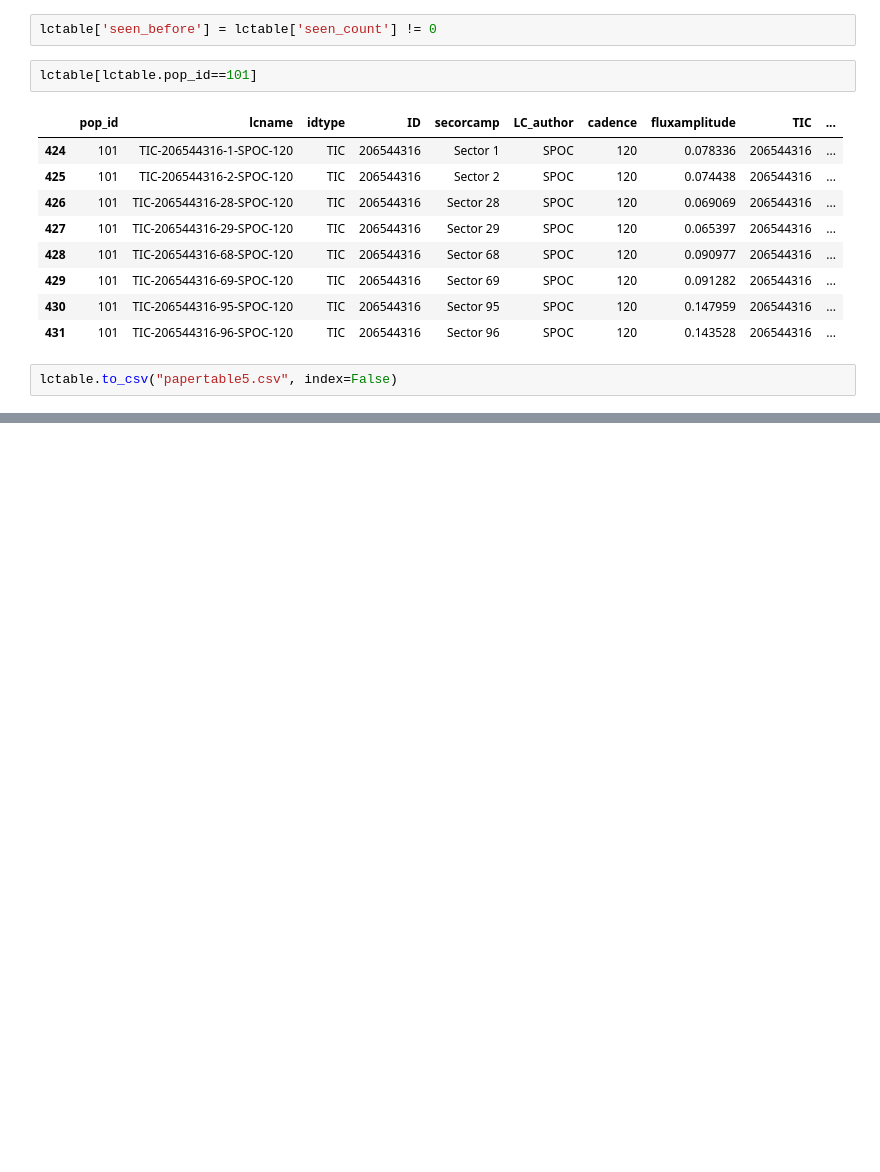
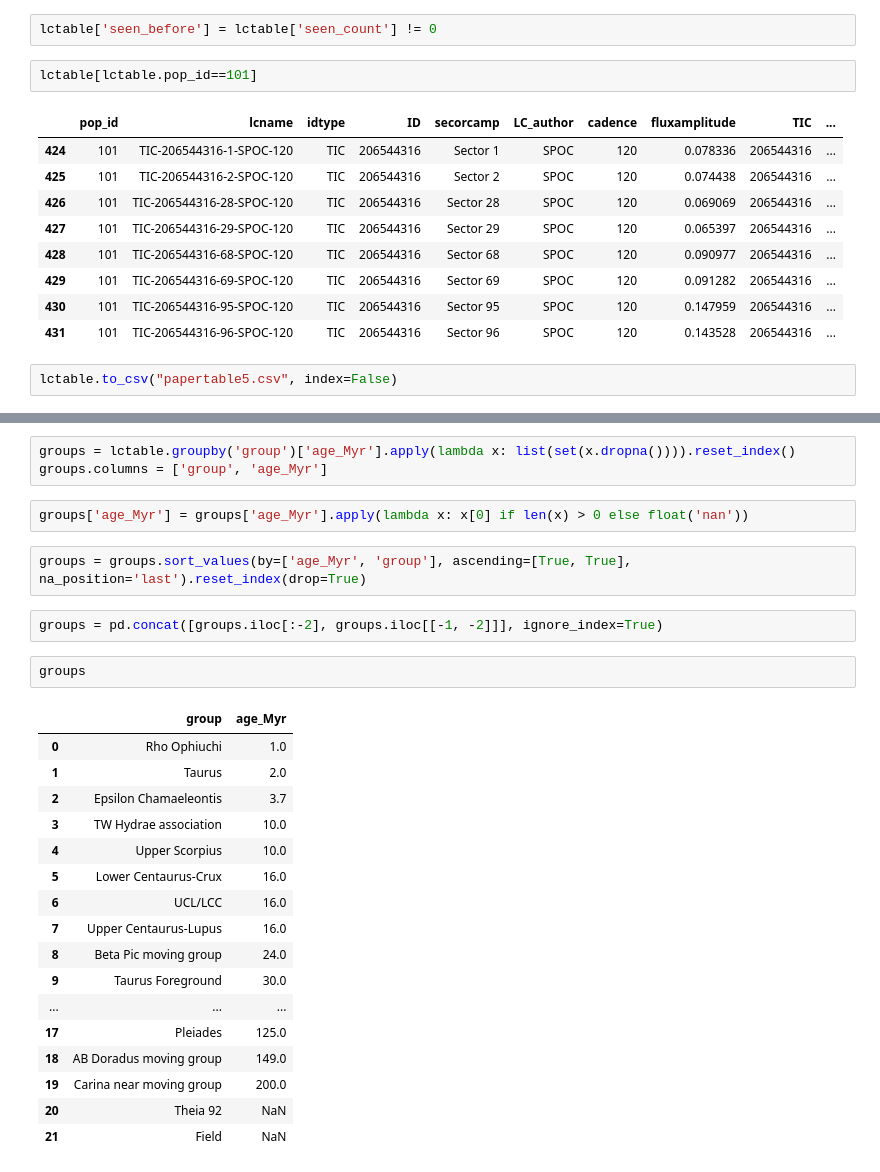
Before and after one commit to sarahedraves/complexrotators, a Jupyter notebook: makingtable/newbaselineplot.ipynb, the cells around one changed output, grey strips where cells are left out. Cells and saved outputs as stored; diff of their text form; blank space fills up the shorter version.

```diff
--- a/makingtable/newbaselineplot.ipynb
+++ b/makingtable/newbaselineplot.ipynb
@@ -186,0 +182,29 @@ lctable.to_csv("papertable5.csv", index=False)
+# %%
+groups = lctable.groupby('group')['age_Myr'].apply(lambda x: list(set(x.dropna()))).reset_index()
+groups.columns = ['group', 'age_Myr']
+# %%
+groups['age_Myr'] = groups['age_Myr'].apply(lambda x: x[0] if len(x) > 0 else float('nan'))
+# %%
+groups = groups.sort_values(by=['age_Myr', 'group'], ascending=[True, True], na_position='last').reset_index(drop=True)
+# %%
+groups = pd.concat([groups.iloc[:-2], groups.iloc[[-1, -2]]], ignore_index=True)
+# %%
+groups
+# %% [output]
+|  | group | age_Myr |
+| 0 | Rho Ophiuchi | 1.0 |
+| 1 | Taurus | 2.0 |
+| 2 | Epsilon Chamaeleontis | 3.7 |
+| 3 | TW Hydrae association | 10.0 |
+| 4 | Upper Scorpius | 10.0 |
+| 5 | Lower Centaurus-Crux | 16.0 |
+| 6 | UCL/LCC | 16.0 |
+| 7 | Upper Centaurus-Lupus | 16.0 |
+| 8 | Beta Pic moving group | 24.0 |
+| 9 | Taurus Foreground | 30.0 |
+| ... | ... | ... |
+| 17 | Pleiades | 125.0 |
+| 18 | AB Doradus moving group | 149.0 |
+| 19 | Carina near moving group | 200.0 |
+| 20 | Theia 92 | NaN |
+| 21 | Field | NaN |
```
Also changed, not shown: parts of 5 cells of this notebook, 12 other files.
